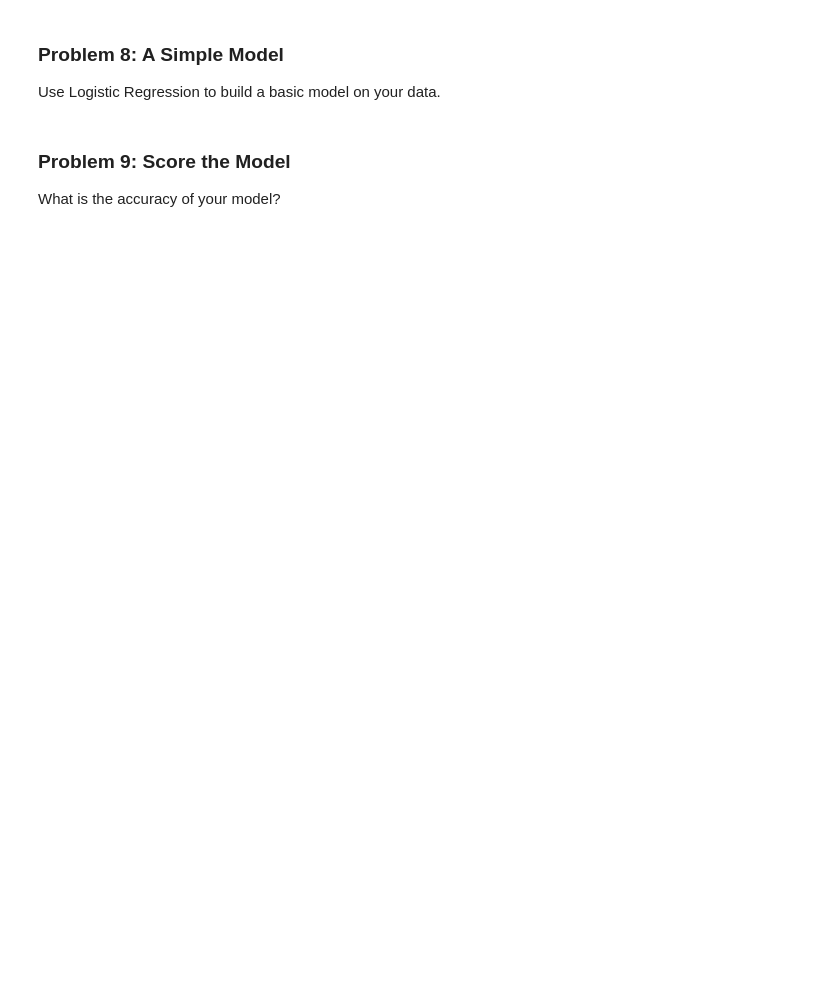
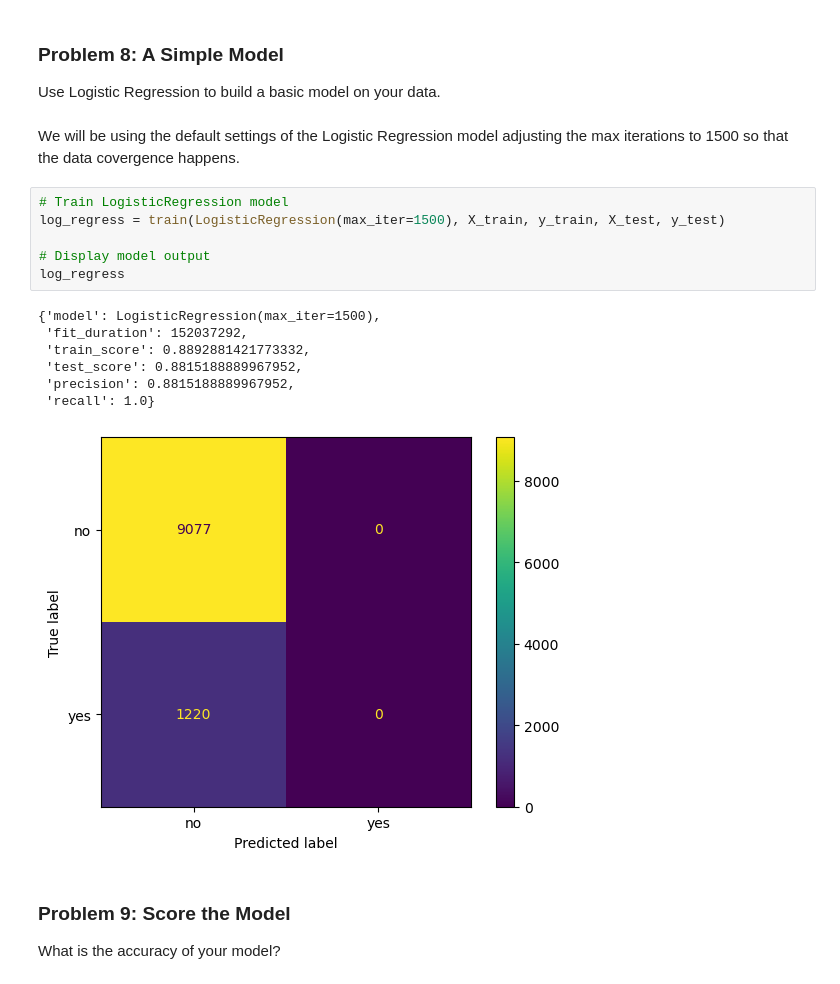
Before and after one commit to kattravanam/berkeley-ml-ai, a Jupyter notebook: module_17_starter/prompt_III.ipynb, the cells around one changed output. Cells and saved outputs as stored; diff of their text form; blank space fills up the shorter version.

```diff
--- a/module_17_starter/prompt_III.ipynb
+++ b/module_17_starter/prompt_III.ipynb
@@ -116,6 +262,22 @@ Before we build our first model, we want to establish a baseline.  What is the b
 ### Problem 8: A Simple Model
 
 Use Logistic Regression to build a basic model on your data.
+# %% [markdown]
+We will be using the default settings of the Logistic Regression model adjusting the max iterations to 1500 so that the data covergence happens.
+# %%
+# Train LogisticRegression model
+log_regress = train(LogisticRegression(max_iter=1500), X_train, y_train, X_test, y_test)
+
+# Display model output
+log_regress
+# %% [output]
+{'model': LogisticRegression(max_iter=1500),
+ 'fit_duration': 152037292,
+ 'train_score': 0.8892881421773332,
+ 'test_score': 0.8815188889967952,
+ 'precision': 0.8815188889967952,
+ 'recall': 1.0}
+[figure, added]
 # %% [markdown]
 ### Problem 9: Score the Model
 
```
Also changed, not shown: parts of 49 cells of this notebook.
